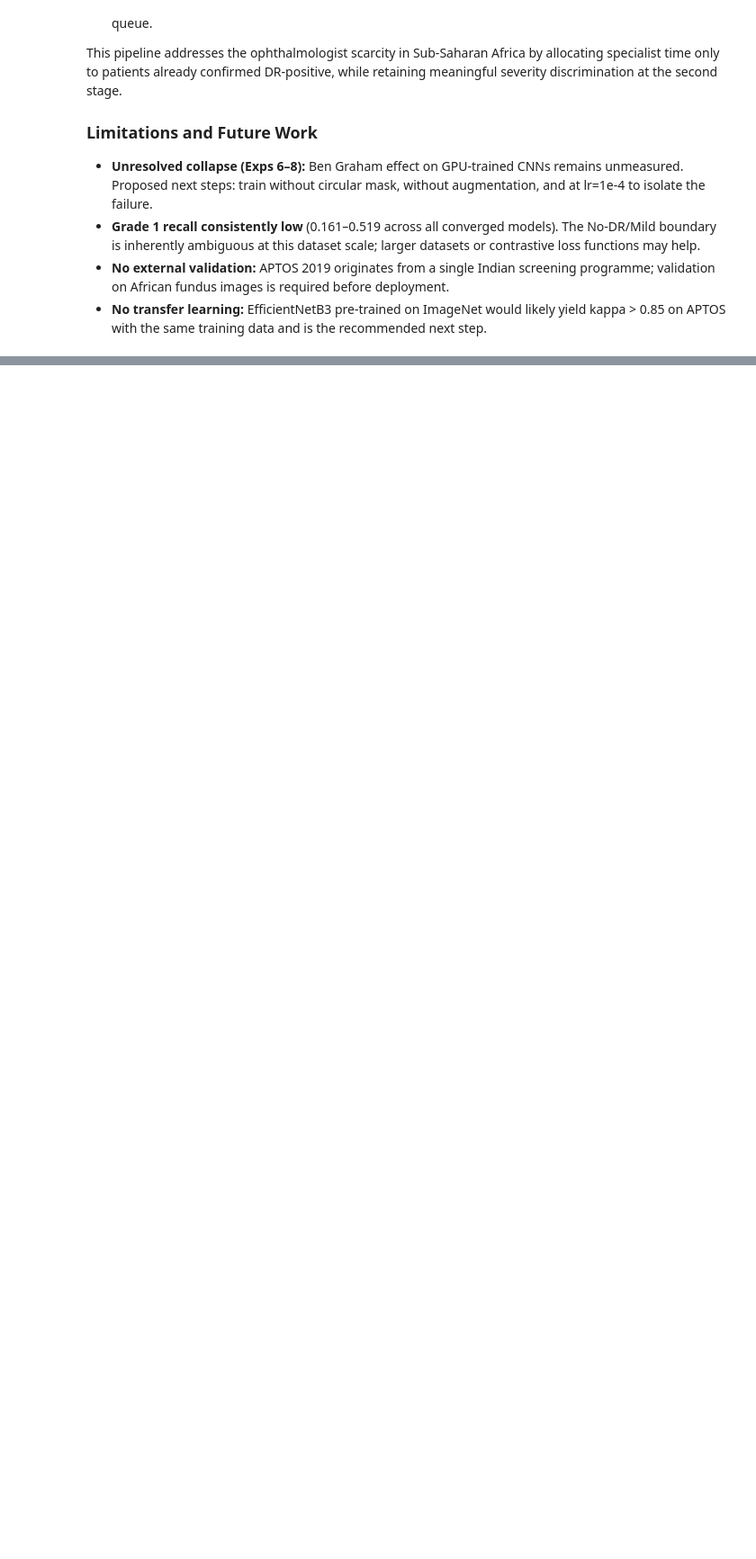
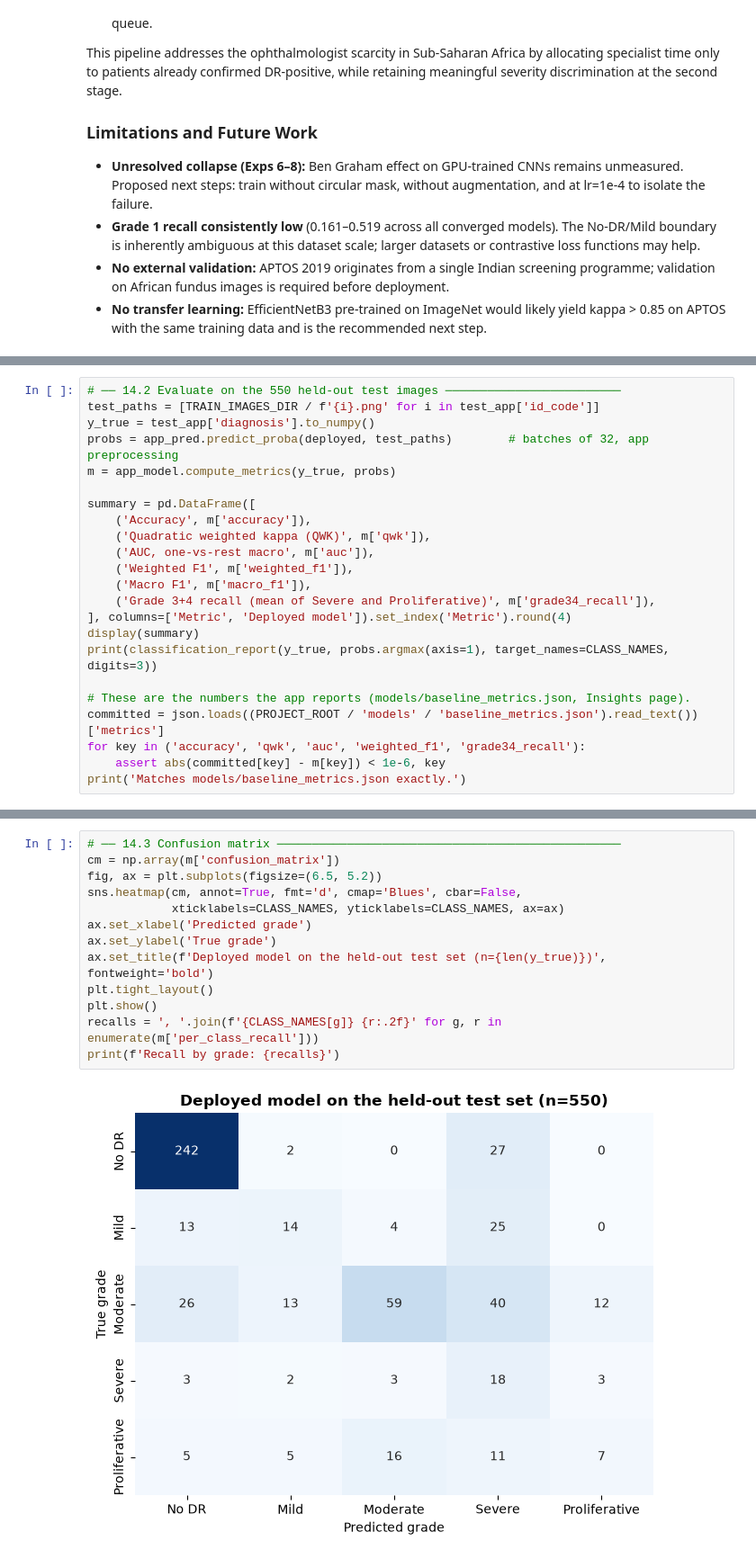
Before and after one commit to Hassan-Adelani-Luqman/dr-detection-mlops, a Jupyter notebook: notebook/diabetic_retinopathy_detection.ipynb, the cells around one changed output, grey strips where cells are left out. Shown at 90% size. Cells and saved outputs as stored; diff of their text form; blank space fills up the shorter version.

```diff
--- a/notebook/diabetic_retinopathy_detection.ipynb
+++ b/notebook/diabetic_retinopathy_detection.ipynb
@@ -3269,0 +3323,23 @@ severity discrimination at the second stage.
+# %%
+# ── 14.2 Evaluate on the 550 held-out test images ─────────────────────────
+test_paths = [TRAIN_IMAGES_DIR / f'{i}.png' for i in test_app['id_code']]
+y_true = test_app['diagnosis'].to_numpy()
+probs = app_pred.predict_proba(deployed, test_paths)        # batches of 32, app preprocessing
+m = app_model.compute_metrics(y_true, probs)
+
+summary = pd.DataFrame([
+    ('Accuracy', m['accuracy']),
+    ('Quadratic weighted kappa (QWK)', m['qwk']),
+    ('AUC, one-vs-rest macro', m['auc']),
+    ('Weighted F1', m['weighted_f1']),
+    ('Macro F1', m['macro_f1']),
+    ('Grade 3+4 recall (mean of Severe and Proliferative)', m['grade34_recall']),
+], columns=['Metric', 'Deployed model']).set_index('Metric').round(4)
+display(summary)
+print(classification_report(y_true, probs.argmax(axis=1), target_names=CLASS_NAMES, digits=3))
+
+# These are the numbers the app reports (models/baseline_metrics.json, Insights page).
+committed = json.loads((PROJECT_ROOT / 'models' / 'baseline_metrics.json').read_text())['metrics']
+for key in ('accuracy', 'qwk', 'auc', 'weighted_f1', 'grade34_recall'):
+    assert abs(committed[key] - m[key]) < 1e-6, key
+print('Matches models/baseline_metrics.json exactly.')
@@ -3269,0 +3368,15 @@ severity discrimination at the second stage.
+# %%
+# ── 14.3 Confusion matrix ─────────────────────────────────────────────────
+cm = np.array(m['confusion_matrix'])
+fig, ax = plt.subplots(figsize=(6.5, 5.2))
+sns.heatmap(cm, annot=True, fmt='d', cmap='Blues', cbar=False,
+            xticklabels=CLASS_NAMES, yticklabels=CLASS_NAMES, ax=ax)
+ax.set_xlabel('Predicted grade')
+ax.set_ylabel('True grade')
+ax.set_title(f'Deployed model on the held-out test set (n={len(y_true)})', fontweight='bold')
+plt.tight_layout()
+plt.show()
+recalls = ', '.join(f'{CLASS_NAMES[g]} {r:.2f}' for g, r in enumerate(m['per_class_recall']))
+print(f'Recall by grade: {recalls}')
+# %% [output]
+[figure, added]
```
Also changed, not shown: parts of 12 cells of this notebook, 5 other files.
